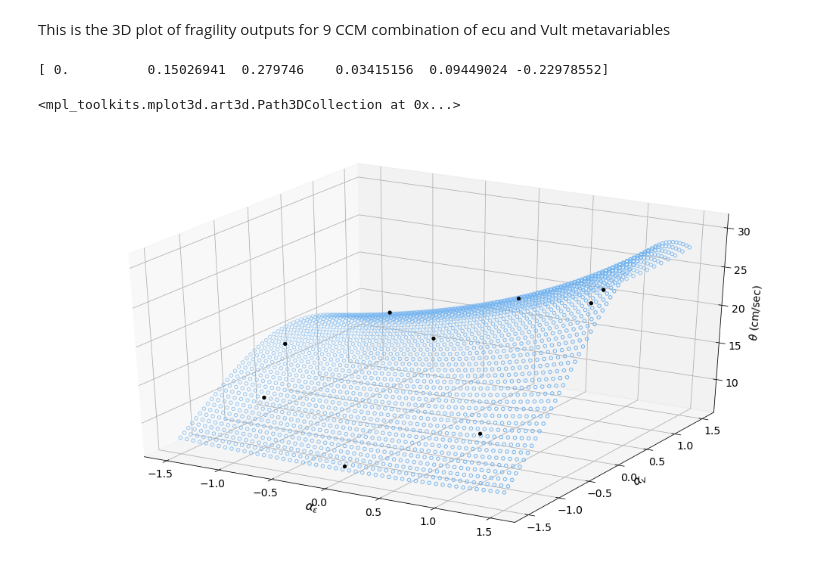
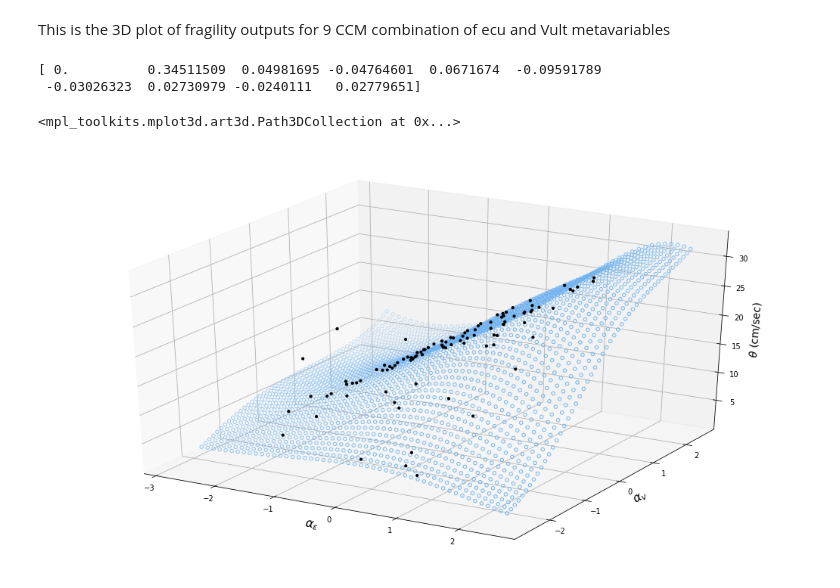
Before and after one commit to mtareqsoliman/msthesis, a Jupyter notebook: 100ML_10282022.ipynb, the cells around one changed output. Saved outputs shown, nothing was run; the diff lists cells and outputs as text; code cells hidden in the pictures.

```diff
--- a/100ML_10282022.ipynb
+++ b/100ML_10282022.ipynb
@@ -188,50 +166,40 @@ from sklearn.linear_model import LinearRegression
 from sklearn.metrics import mean_squared_error
 from sklearn.metrics import r2_score
 
-x_1,x_2 = map(list,zip(*NLTHA9_pivot.index.values))
+x_1,x_2 = map(list,zip(*NLTHA100_pivot.index.values))
 x_values =np.column_stack((x_1,x_2))
-y_values = np.log(theta_9_list)
-poly_model = PolynomialFeatures(degree=2)
+y_values = np.log(theta_100_list)
+poly_model = PolynomialFeatures(degree=3)
 poly_x_values = poly_model.fit_transform(x_values)
 
 # should be in the form [1, a, b, a^2, ab, b^2]
 poly_model.fit(poly_x_values, y_values)
 regression_model = LinearRegression()
 regression_model.fit(poly_x_values, y_values)
 
 y_pred = regression_model.predict(poly_x_values)
 print(regression_model.coef_)
 #p00,p10,p01,p20,p11,p02 = regression_model.coef_.T
 MSE = mean_squared_error(y_values, y_pred, squared=False)
 
 
-x1_mesh,x2_mesh = np.linspace(-1.5, 1.5, 50), np.linspace(-1.5, 1.5, 50)
+x1_mesh,x2_mesh = np.linspace(-2.5, 2.5, 50), np.linspace(-2.5, 2.5, 50)
 x1_mesh, x2_mesh = np.meshgrid(x1_mesh, x2_mesh)
 x_mesh = np.array([x1_mesh.flatten(), x2_mesh.flatten()]).T
 poly_x_mesh = poly_model.fit_transform(x_mesh)
 y_mesh = regression_model.predict(poly_x_mesh)
 
 fig, ax = plt.subplots(figsize =(18,10), subplot_kw={'projection': '3d'})
 
 
 ax.set_zlabel(r"$\theta$ (cm/sec)",fontsize=14)
 ax.set_xlabel(r"$\alpha_\epsilon$",fontsize=16)
 ax.set_ylabel(r"$\alpha_v$",fontsize=16)
 
-ax.scatter(x_values[:,0], x_values[:,1], np.exp(y_values),color='black',marker='.',alpha=1,s=70)
+ax.scatter(x_values[:,0], x_values[:,1], np.exp(y_values),color='black',marker='.',alpha=1,s=40)
 ax.scatter(x1_mesh, x2_mesh, np.exp(y_mesh), facecolor=(0,0,0,0), s=20, edgecolor='#70b3f0')
-
-
-#ax.set_zlabel(r"$\theta$ (cm/sec)",fontsize=14)
-#ax.set_xlabel(r"$\alpha_\epsilon$",fontsize=16)
-#ax.set_ylabel(r"$\alpha_v$",fontsize=16)
-
-#ax.scatter(x_values[:,0], x_values[:,1], np.exp(y_values),color='black',marker='.',alpha=1,s=70)
-#ax.scatter(x1_mesh, x2_mesh, np.exp(y_mesh), facecolor=(0,0,0,0), s=20, edgecolor='#70b3f0')
-
-
-### for 3rd degree
 # %% [output]
-[ 0.          0.15026941  0.279746    0.03415156  0.09449024 -0.22978552]
+[ 0.          0.34511509  0.04981695 -0.04764601  0.0671674  -0.09591789
+ -0.03026323  0.02730979 -0.0240111   0.02779651]
 <mpl_toolkits.mplot3d.art3d.Path3DCollection at 0x...>
-[figure, old version]
+[figure, new version]
```
Also changed, not shown: parts of 15 cells of this notebook.
